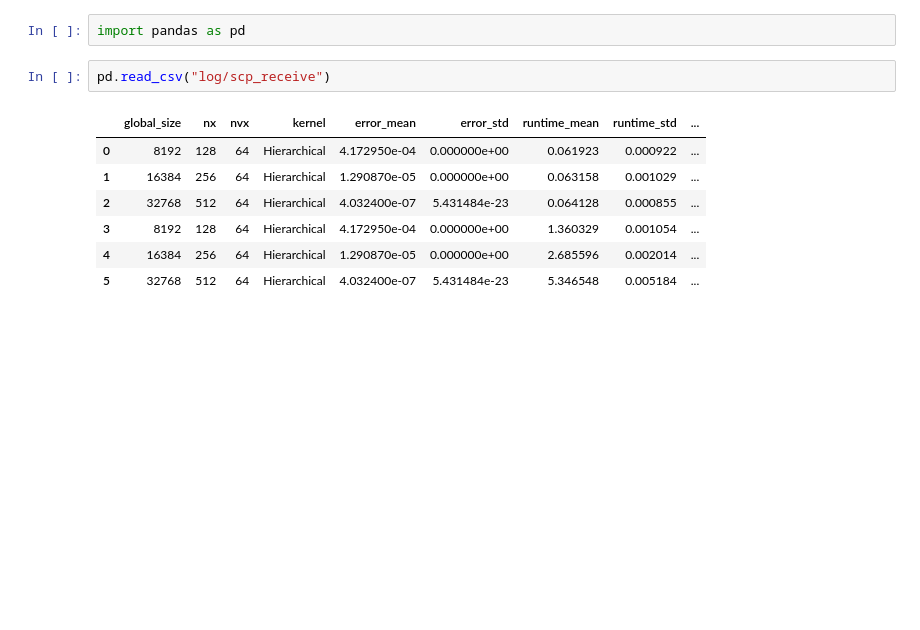
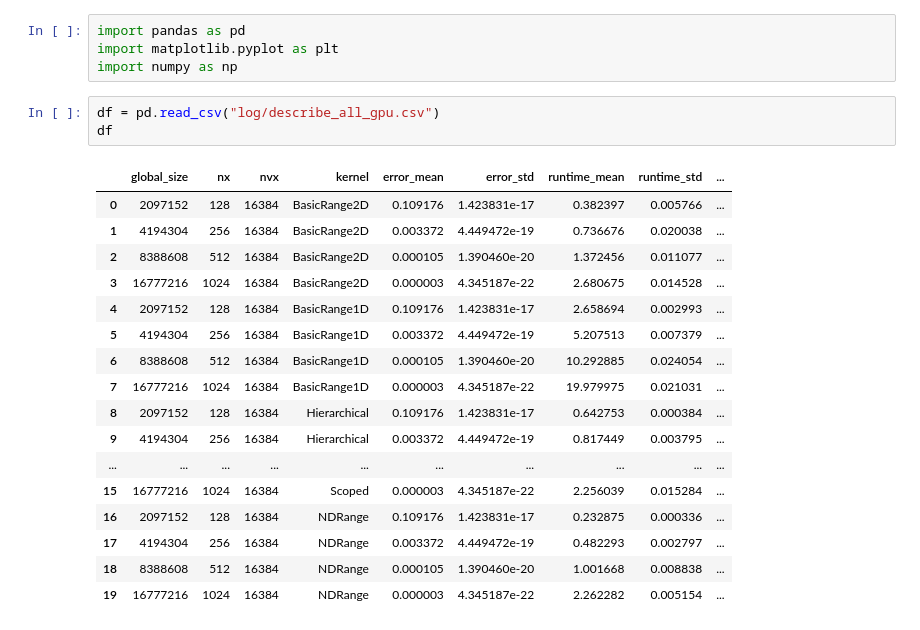
Before and after one commit to Maison-de-la-Simulation/parallel-advection, a Jupyter notebook: benchmark/read_pandas_csv.ipynb, the cells around one changed output. Saved outputs shown, nothing was run; the diff lists cells and outputs as text; blank space fills up the shorter version.

```diff
--- a/benchmark/read_pandas_csv.ipynb
+++ b/benchmark/read_pandas_csv.ipynb
@@ -1,12 +1,25 @@
 # %%
 import pandas as pd
+import matplotlib.pyplot as plt
+import numpy as np
-# %%
-pd.read_csv("log/scp_receive")
-# %% [output]
-|  | global_size | nx | nvx | kernel | error_mean | error_std | runtime_mean | runtime_std | ... |
-| 0 | 8192 | 128 | 64 | Hierarchical | 4.172950e-04 | 0.000000e+00 | 0.061923 | 0.000922 | ... |
-| 1 | 16384 | 256 | 64 | Hierarchical | 1.290870e-05 | 0.000000e+00 | 0.063158 | 0.001029 | ... |
-| 2 | 32768 | 512 | 64 | Hierarchical | 4.032400e-07 | 5.431484e-23 | 0.064128 | 0.000855 | ... |
-| 3 | 8192 | 128 | 64 | Hierarchical | 4.172950e-04 | 0.000000e+00 | 1.360329 | 0.001054 | ... |
-| 4 | 16384 | 256 | 64 | Hierarchical | 1.290870e-05 | 0.000000e+00 | 2.685596 | 0.002014 | ... |
-| 5 | 32768 | 512 | 64 | Hierarchical | 4.032400e-07 | 5.431484e-23 | 5.346548 | 0.005184 | ... |
+# %%
+df = pd.read_csv("log/describe_all_gpu.csv")
+df
+# %% [output]
+|  | global_size | nx | nvx | kernel | error_mean | error_std | runtime_mean | runtime_std | ... |
+| 0 | 2097152 | 128 | 16384 | BasicRange2D | 0.109176 | 1.423831e-17 | 0.382397 | 0.005766 | ... |
+| 1 | 4194304 | 256 | 16384 | BasicRange2D | 0.003372 | 4.449472e-19 | 0.736676 | 0.020038 | ... |
+| 2 | 8388608 | 512 | 16384 | BasicRange2D | 0.000105 | 1.390460e-20 | 1.372456 | 0.011077 | ... |
+| 3 | 16777216 | 1024 | 16384 | BasicRange2D | 0.000003 | 4.345187e-22 | 2.680675 | 0.014528 | ... |
+| 4 | 2097152 | 128 | 16384 | BasicRange1D | 0.109176 | 1.423831e-17 | 2.658694 | 0.002993 | ... |
+| 5 | 4194304 | 256 | 16384 | BasicRange1D | 0.003372 | 4.449472e-19 | 5.207513 | 0.007379 | ... |
+| 6 | 8388608 | 512 | 16384 | BasicRange1D | 0.000105 | 1.390460e-20 | 10.292885 | 0.024054 | ... |
+| 7 | 16777216 | 1024 | 16384 | BasicRange1D | 0.000003 | 4.345187e-22 | 19.979975 | 0.021031 | ... |
+| 8 | 2097152 | 128 | 16384 | Hierarchical | 0.109176 | 1.423831e-17 | 0.642753 | 0.000384 | ... |
+| 9 | 4194304 | 256 | 16384 | Hierarchical | 0.003372 | 4.449472e-19 | 0.817449 | 0.003795 | ... |
+| ... | ... | ... | ... | ... | ... | ... | ... | ... | ... |
+| 15 | 16777216 | 1024 | 16384 | Scoped | 0.000003 | 4.345187e-22 | 2.256039 | 0.015284 | ... |
+| 16 | 2097152 | 128 | 16384 | NDRange | 0.109176 | 1.423831e-17 | 0.232875 | 0.000336 | ... |
+| 17 | 4194304 | 256 | 16384 | NDRange | 0.003372 | 4.449472e-19 | 0.482293 | 0.002797 | ... |
+| 18 | 8388608 | 512 | 16384 | NDRange | 0.000105 | 1.390460e-20 | 1.001668 | 0.008838 | ... |
+| 19 | 16777216 | 1024 | 16384 | NDRange | 0.000003 | 4.345187e-22 | 2.262282 | 0.005154 | ... |
```
Also changed, not shown: parts of 3 cells of this notebook, 1 other file.
